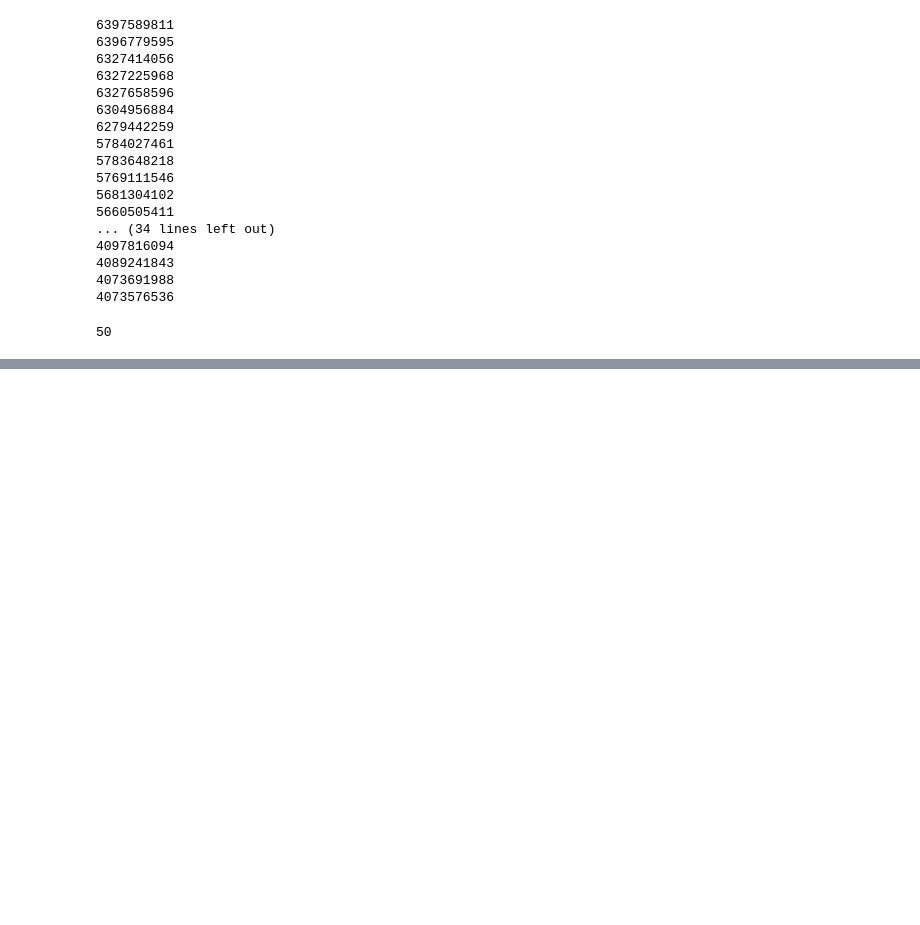
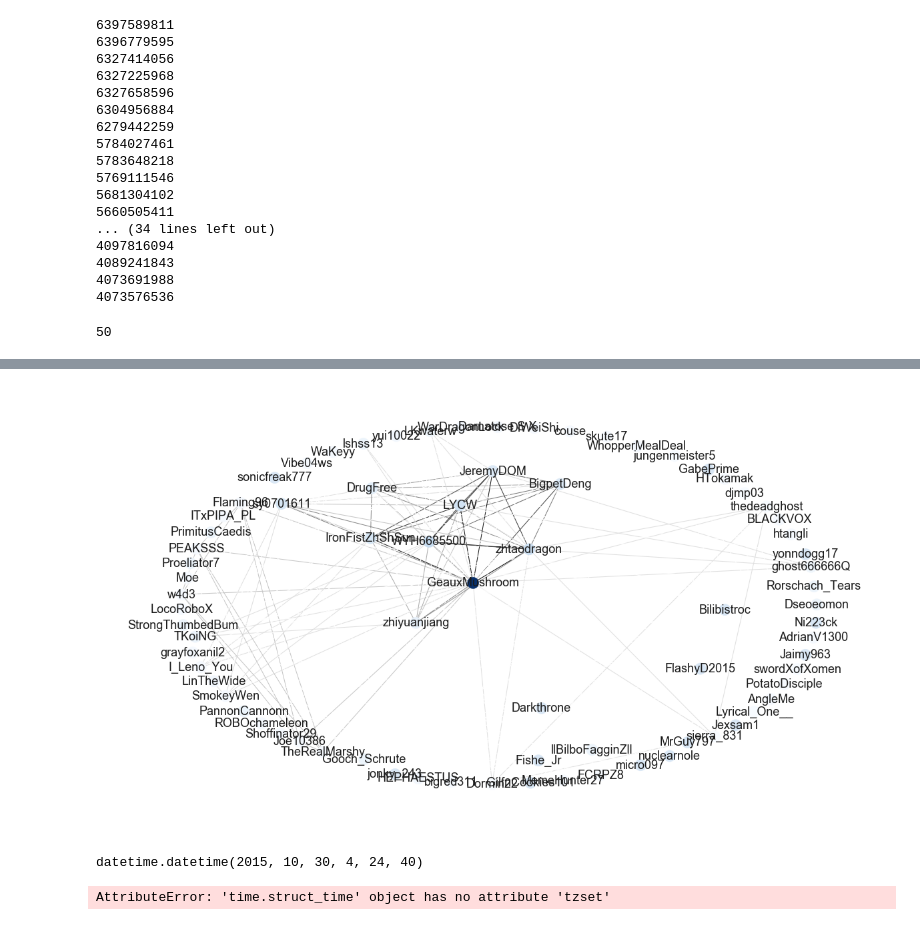
Before and after one commit to sfeng77/destinyRaids, a Jupyter notebook: doc/notes/RaidNetwork.ipynb, the cells around one changed output, grey strips where cells are left out. Drawn from its saved outputs; the diff is of its cells as text; code cells hidden in the pictures; blank space fills up the shorter version.

Commit message:
raid network analysis

```diff
--- a/doc/notes/RaidNetwork.ipynb
+++ b/doc/notes/RaidNetwork.ipynb
@@ -119,0 +180,2 @@ activityReportSample-vog.json
+# %%
+degree = nx.degree(G)
@@ -119,0 +188,3 @@ activityReportSample-vog.json
+# %%
+import matplotlib.pyplot as plt
+blues = plt.get_cmap('Blues')
@@ -119,0 +195,5 @@ activityReportSample-vog.json
+# %%
+nx.draw(G,pos,labels=dict(zip(range(playerCount),names)), with_labels= True, edge_color= [log(G[u][v]['weight']) for u,v in G.edges() ], node_color = degree.values(), cmap = blues, font_size = 18)
+plt.savefig("network.png")
+# %% [output]
+[figure, added]
@@ -119,0 +207,8 @@ activityReportSample-vog.json
+# %%
+t1
+# %% [output]
+datetime.datetime(2015, 10, 30, 4, 24, 40)
+# %%
+t1.tzset("UTC")
+# %% [output]
+AttributeError: 'time.struct_time' object has no attribute 'tzset'
```
Also changed, not shown: parts of 73 cells of this notebook, 1 other file.
